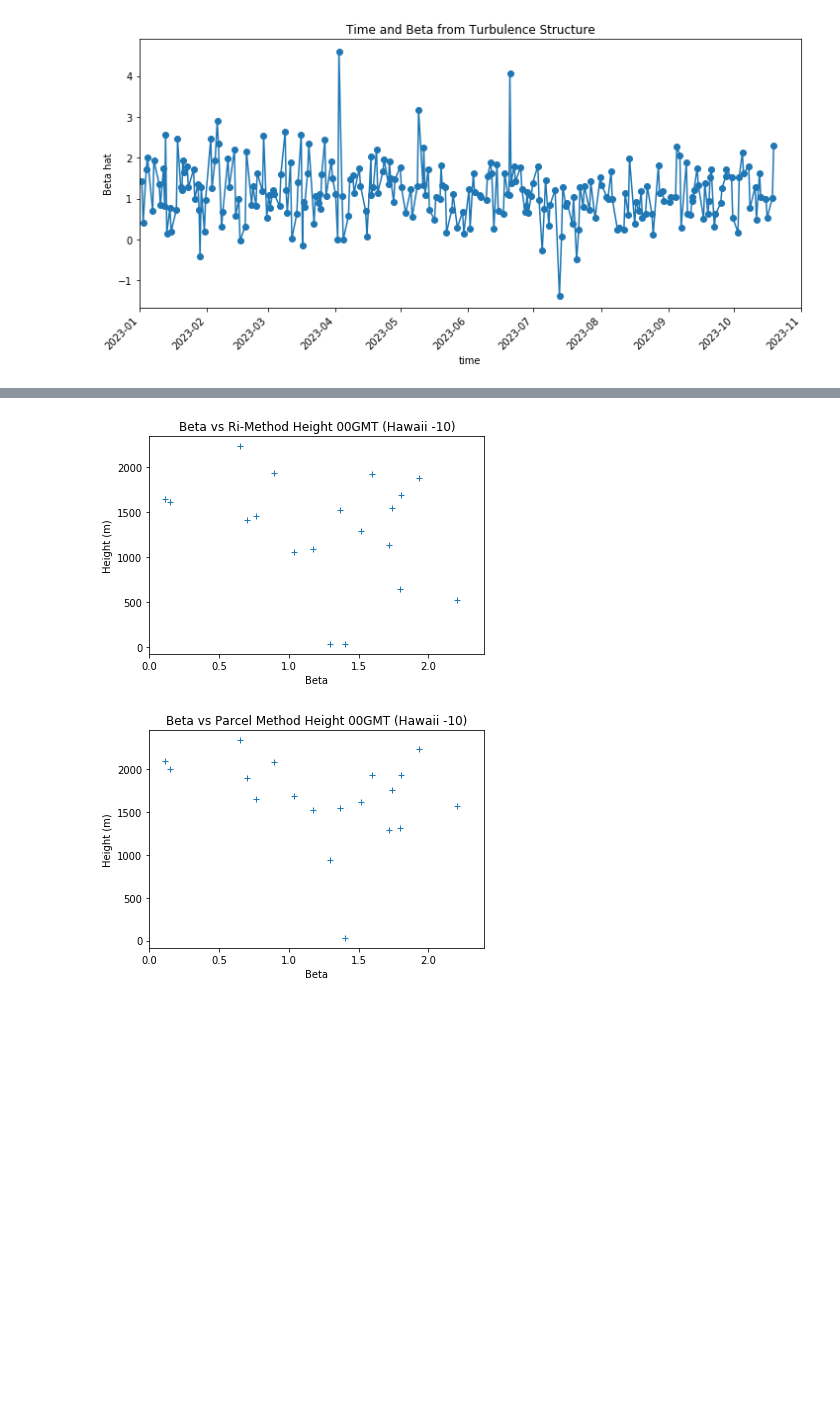
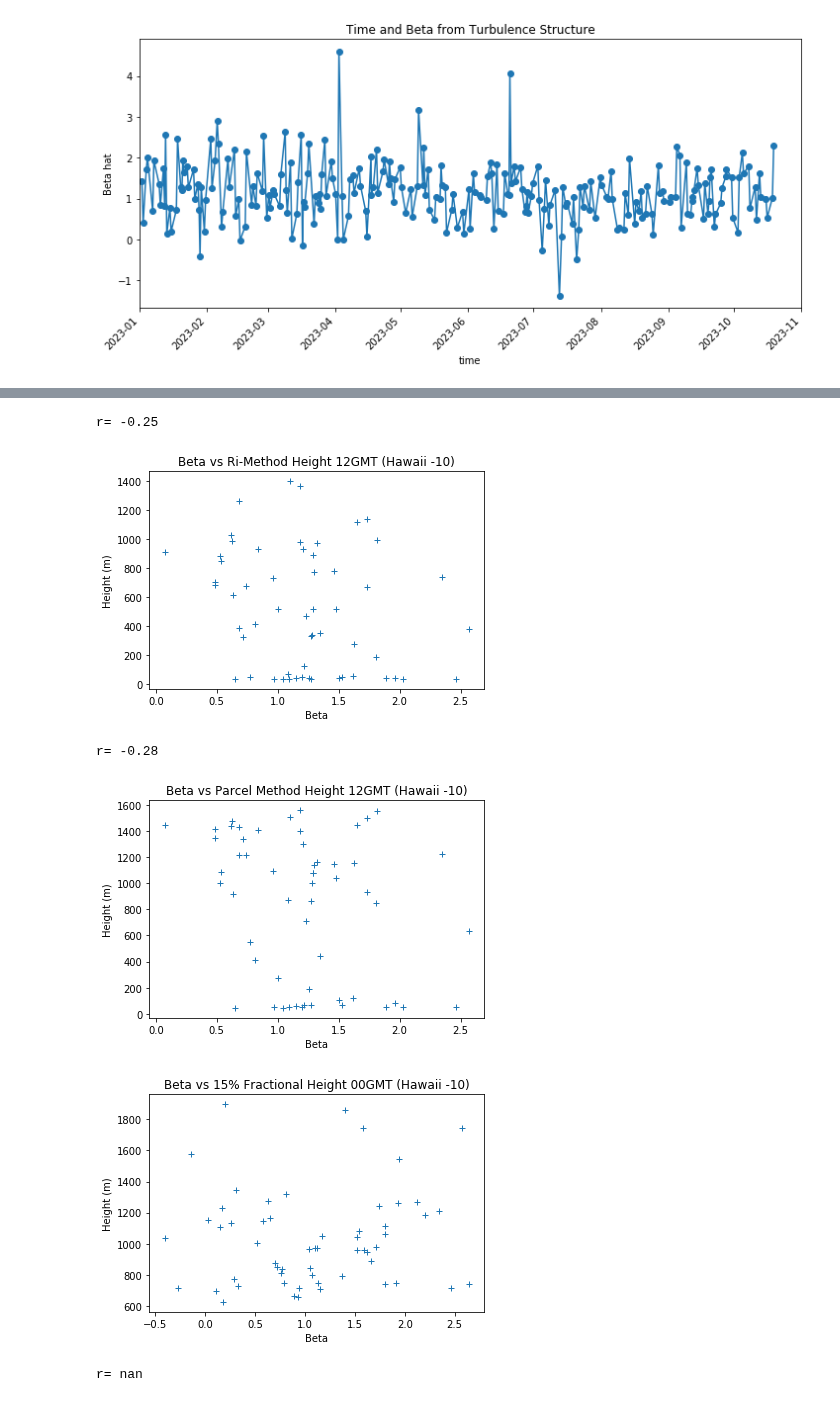
Before and after one commit to itsangelaatum/pbl_estimation, a Jupyter notebook: tse_radiosonde.ipynb, the cells around one changed output, grey strips where cells are left out. Saved outputs shown, nothing was run; the diff lists cells and outputs as text; code cells hidden in the pictures; blank space fills up the shorter version.

```diff
--- a/tse_radiosonde.ipynb
+++ b/tse_radiosonde.ipynb
@@ -85,6 +96,5 @@ Wall time: 9min 19s
 # %%
-# import pickle
-with open('time_betahat_dict.pkl', 'wb') as file:
-    pickle.dump(time_betahat_dict, file)
-# with open('time_betahat_dict.pkl', 'rb') as file:
-#     time_betahat_dict = pickle.load(file)
+# with open('time_betahat_dict.pkl', 'wb') as file:
+#     pickle.dump(time_betahat_dict, file)
+with open('time_betahat_dict.pkl', 'rb') as file:
+    time_betahat_dict = pickle.load(file)
@@ -113,20 +122,24 @@ with open('pbl_height_ri_dict.pkl', 'rb') as file:
     pbl_height_ri_dict = pickle.load(file)
 with open('pbl_height_holzworth_dict.pkl', 'rb') as file:
     pbl_height_holzworth_dict = pickle.load(file)
+with open('frac_height_15_dict.pkl', 'rb') as file:
+    frac_height_15_dict = pickle.load(file)
 
 dates_00 = [k for k in pbl_height_ri_dict.keys() if k.hour == 0]
 ris = [pbl_height_ri_dict[k] for k in dates_00]
 holzs = [pbl_height_holzworth_dict[k] for k in dates_00]
+frac_heights = [frac_height_15_dict[k] for k in dates_00]
 
 figure_size = (12,5)
 plt.figure(figsize=figure_size)
 plt.plot(dates_00, ris, 'o-')
 plt.plot(dates_00, holzs, 'o-')
+plt.plot(dates_00, frac_heights, 'o-')
 plt.xticks(rotation=45, ha='right')
 plt.xlim([datetime(2023, 1, 1, 0, 0, 0), datetime(2023, 11, 1, 0, 0, 0)])
 plt.title('Time vs PBL Height')
 plt.xlabel('Time')
 plt.ylabel('Height (m)')
-plt.legend(['Ri-Method', 'Parcel Method'])
+plt.legend(['Ri-Method', 'Parcel Method', '15% Fractional Height'])
 plt.show()
 # %% [output]
@@ -134,5 +149,5 @@ plt.show()
 # %%
-def get_radiosonde_betas(time_radiosonde_dict, time_betahat_dict, max_timedelta_sec = timedelta(minutes=100), gmt=0):
+def get_radiosonde_betas(time_radiosonde_dict, time_betahat_dict, max_timedelta_sec = timedelta(minutes=200), gmt=0):
     times_beta = sorted(time_betahat_dict.keys())
     times_radiosonde = sorted(time_radiosonde_dict.keys())
 
@@ -180,25 +222,43 @@ def get_radiosonde_betas(time_radiosonde_dict, time_betahat_dict, max_timedelta_
 # %%
-pbl_heights_ri, turbulence_exponents_ri = get_radiosonde_betas(pbl_height_ri_dict, time_betahat_dict, gmt=0)
+pbl_heights_ri, turbulence_exponents_ri = get_radiosonde_betas(pbl_height_ri_dict, time_betahat_dict, gmt=12)
 
 plt.figure()
 plt.plot(turbulence_exponents_ri, pbl_heights_ri, '+')
-plt.xlim([0, 2.4])
+print('r=', round(np.corrcoef(turbulence_exponents_ri, pbl_heights_ri)[0,1],2))
+# plt.xlim([0, 2.4])
 # plt.ylim([32000, 38000])
-plt.title('Beta vs Ri-Method Height 00GMT (Hawaii -10)')
+plt.title('Beta vs Ri-Method Height 12GMT (Hawaii -10)')
 plt.xlabel('Beta')
 plt.ylabel('Height (m)')
 plt.show()
 
-pbl_heights_holz, turbulence_exponents_holz = get_radiosonde_betas(pbl_height_holzworth_dict, time_betahat_dict, gmt=0)
+pbl_heights_holz, turbulence_exponents_holz = get_radiosonde_betas(pbl_height_holzworth_dict, time_betahat_dict, gmt=12)
 
 plt.figure()
 plt.plot(turbulence_exponents_holz, pbl_heights_holz, '+')
-plt.xlim([0, 2.4])
+print('r=', round(np.corrcoef(turbulence_exponents_holz, pbl_heights_holz)[0,1],2))
+# plt.xlim([0, 2.4])
 # plt.ylim([32000, 38000])
-plt.title('Beta vs Parcel Method Height 00GMT (Hawaii -10)')
+plt.title('Beta vs Parcel Method Height 12GMT (Hawaii -10)')
 plt.xlabel('Beta')
 plt.ylabel('Height (m)')
 plt.show()
+
+frac_heights, turbulence_exponents_hfs = get_radiosonde_betas(frac_height_15_dict, time_betahat_dict, gmt=0)
+
+plt.figure()
+plt.plot(turbulence_exponents_hfs, frac_heights, '+')
+# plt.xlim([0, 2.4])
+# plt.ylim([500, 2200])
+plt.title('Beta vs 15% Fractional Height 00GMT (Hawaii -10)')
+plt.xlabel('Beta')
+plt.ylabel('Height (m)')
+plt.show()
+print('r=', np.corrcoef(turbulence_exponents_hfs, frac_heights)[0,1])
 # %% [output]
+r= -0.25
-[figure, old version]
+[figure, new version]
+r= -0.28
-[figure, old version]
+[figure, new version]
+[figure, added]
+r= nan
```
Also changed, not shown: parts of 25 cells of this notebook, 1 other file.
